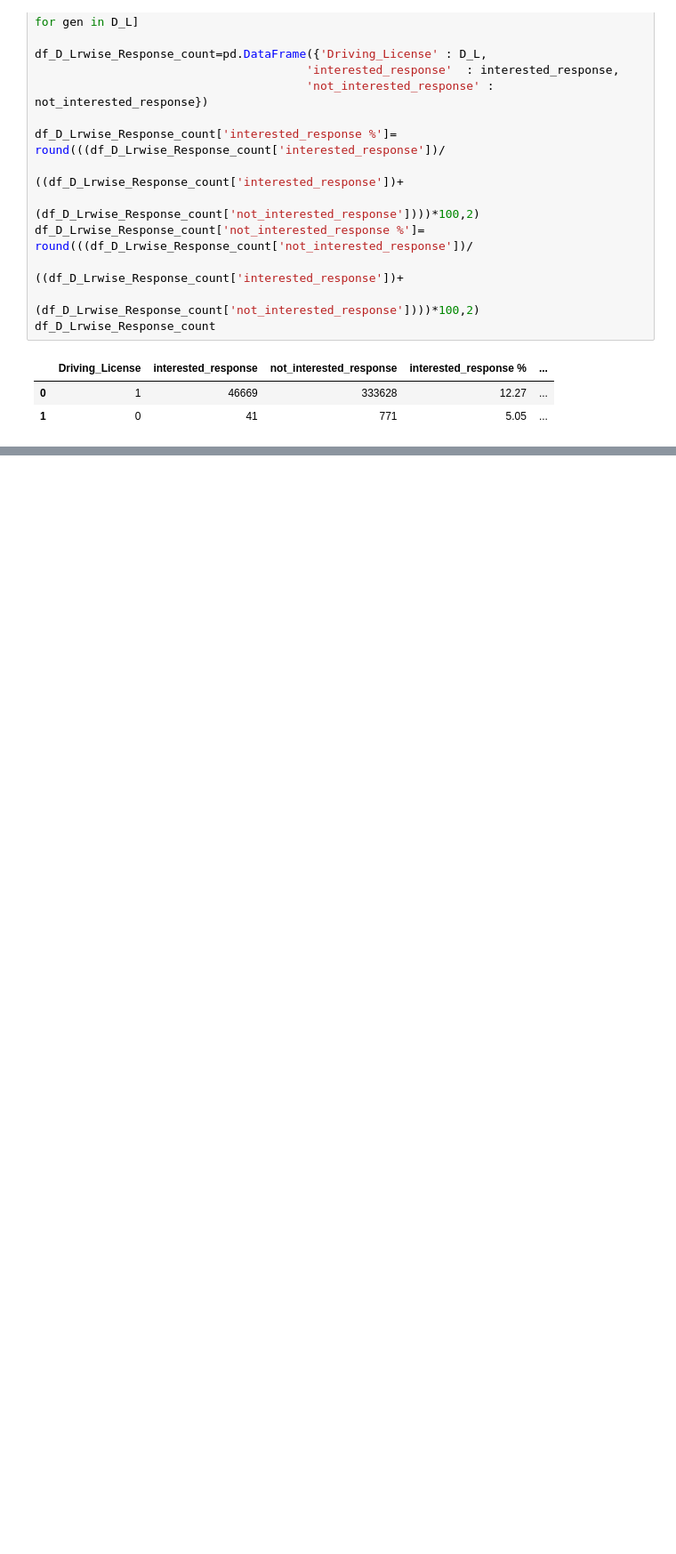
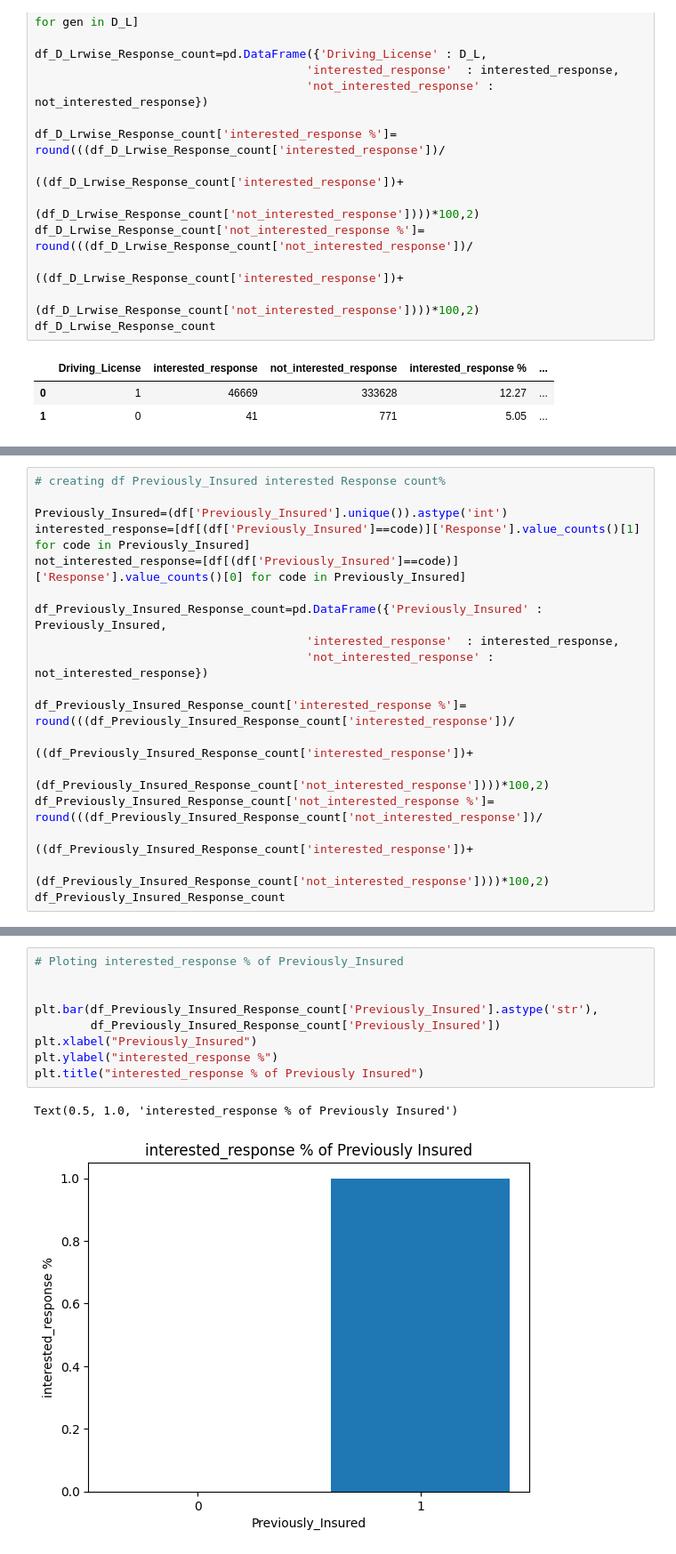
Before and after one commit to tusharraskar/Health-Insurance-Cross-Sell-Prediction, a Jupyter notebook: Health Insurance Cross Sell Prediction.ipynb, the cells around one changed output, grey strips where cells are left out. Shown at 89% size. Cells and saved outputs as stored; diff of their text form; blank space fills up the shorter version.

```diff
--- a/Health Insurance Cross Sell Prediction.ipynb
+++ b/Health Insurance Cross Sell Prediction.ipynb
@@ -653,0 +684,18 @@ By identifying the regions with low interested_response %, the company can focus
+# %%
+# creating df Previously_Insured interested Response count%
+
+Previously_Insured=(df['Previously_Insured'].unique()).astype('int')
+interested_response=[df[(df['Previously_Insured']==code)]['Response'].value_counts()[1] for code in Previously_Insured]
+not_interested_response=[df[(df['Previously_Insured']==code)]['Response'].value_counts()[0] for code in Previously_Insured]
+
+df_Previously_Insured_Response_count=pd.DataFrame({'Previously_Insured' : Previously_Insured,
+                                       'interested_response'  : interested_response,
+                                       'not_interested_response' : not_interested_response})
+
+df_Previously_Insured_Response_count['interested_response %']= round(((df_Previously_Insured_Response_count['interested_response'])/
+                                                 ((df_Previously_Insured_Response_count['interested_response'])+
+                                                         (df_Previously_Insured_Response_count['not_interested_response'])))*100,2)
+df_Previously_Insured_Response_count['not_interested_response %']= round(((df_Previously_Insured_Response_count['not_interested_response'])/
+                                                  ((df_Previously_Insured_Response_count['interested_response'])+
+                                                         (df_Previously_Insured_Response_count['not_interested_response'])))*100,2)
+df_Previously_Insured_Response_count
@@ -653,0 +706,12 @@ By identifying the regions with low interested_response %, the company can focus
+# %%
+# Ploting interested_response % of Previously_Insured
+
+
+plt.bar(df_Previously_Insured_Response_count['Previously_Insured'].astype('str'),
+        df_Previously_Insured_Response_count['Previously_Insured'])
+plt.xlabel("Previously_Insured")
+plt.ylabel("interested_response %")
+plt.title("interested_response % of Previously Insured")
+# %% [output]
+Text(0.5, 1.0, 'interested_response % of Previously Insured')
+[figure, added]
```
Also changed, not shown: parts of 40 cells of this notebook.
